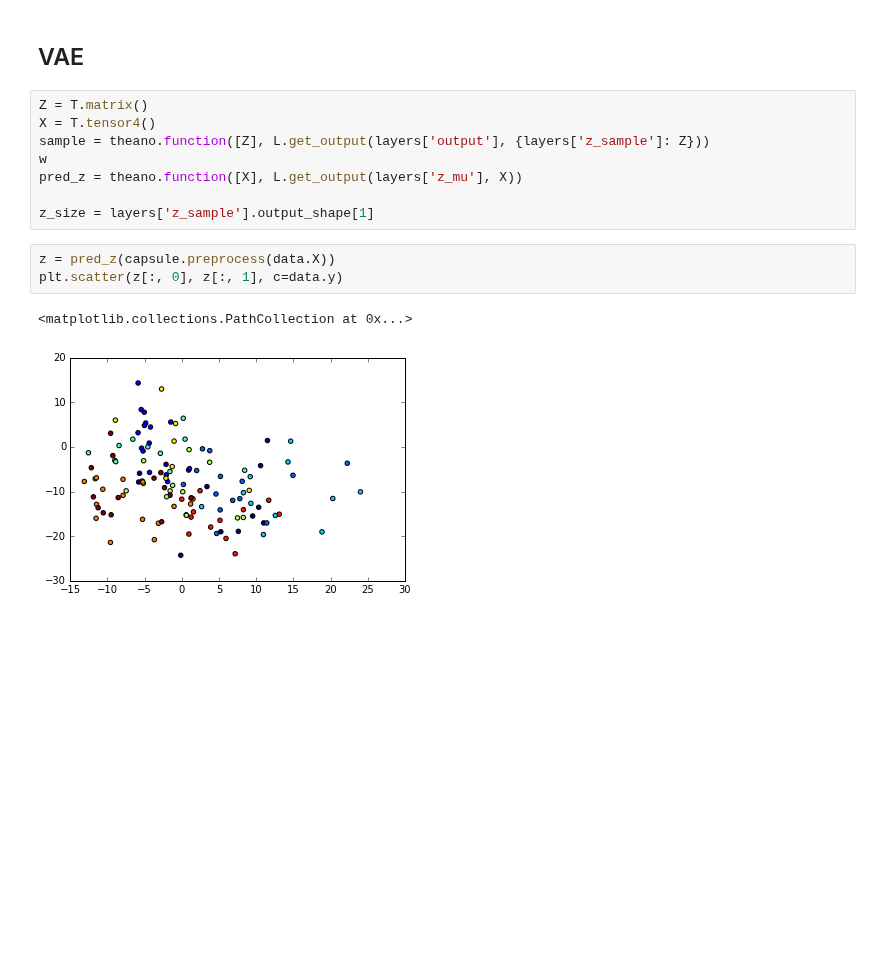
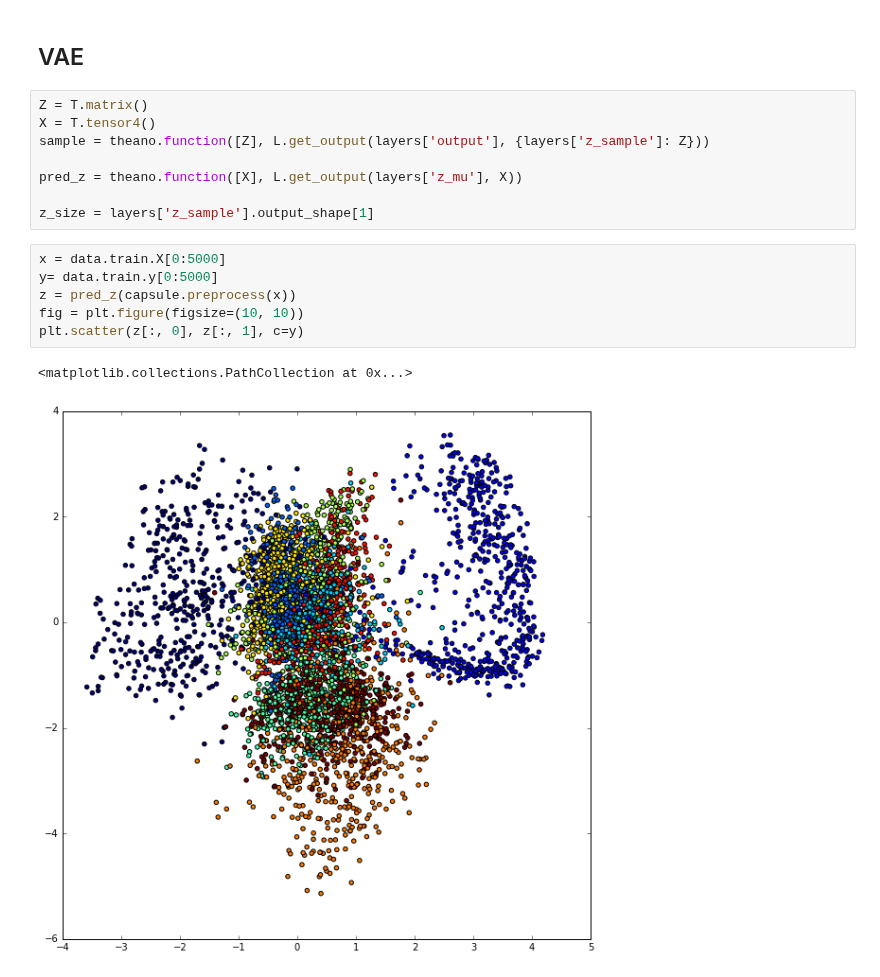
Before and after one commit to mehdidc/feature_generation, a Jupyter notebook: ipynb/generatesimple.ipynb, the cells around one changed output. Drawn from its saved outputs; the diff is of its cells as text; blank space fills up the shorter version.

```diff
--- a/ipynb/generatesimple.ipynb
+++ b/ipynb/generatesimple.ipynb
@@ -688,14 +687,17 @@ plt.imshow(S, cmap='gray', interpolation='none')
 Z = T.matrix()
 X = T.tensor4()
 sample = theano.function([Z], L.get_output(layers['output'], {layers['z_sample']: Z}))
-w
+
 pred_z = theano.function([X], L.get_output(layers['z_mu'], X))
 
 z_size = layers['z_sample'].output_shape[1]
 # %%
-z = pred_z(capsule.preprocess(data.X))
-plt.scatter(z[:, 0], z[:, 1], c=data.y)
+x = data.train.X[0:5000]
+y= data.train.y[0:5000]
+z = pred_z(capsule.preprocess(x))
+fig = plt.figure(figsize=(10, 10))
+plt.scatter(z[:, 0], z[:, 1], c=y)
 # %% [output]
 <matplotlib.collections.PathCollection at 0x...>
-[figure, old version]
+[figure, new version]
 # %%
```
Also changed, not shown: parts of 2 cells of this notebook, 4 other files.
